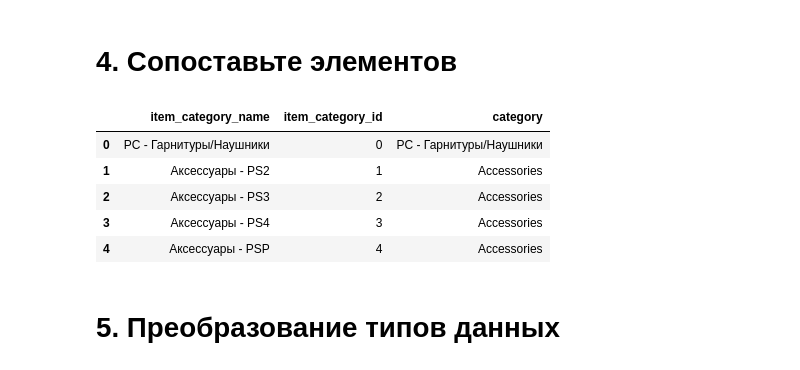
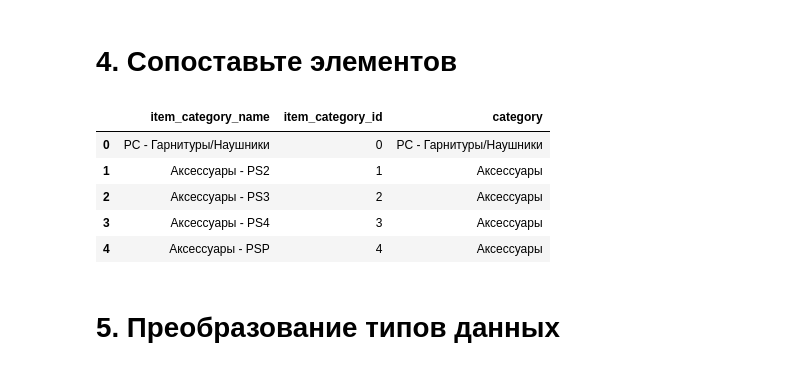
Before and after one commit to Ctranik007/MachineLearning, a Jupyter notebook: competition/Predict_Future_Sales.ipynb, the cells around one changed output. Cells and saved outputs as stored; diff of their text form; code cells hidden in the pictures.

```diff
--- a/competition/Predict_Future_Sales.ipynb
+++ b/competition/Predict_Future_Sales.ipynb
@@ -320,48 +326,48 @@ Text(0.5, 0, 'Цена')
 category_list = list(item_category.item_category_name)
 
 for i in range(1,8):
-    category_list[i] = 'Accessories'
+    category_list[i] = 'Аксессуары '
 
 for i in range(10,18):
-    category_list[i] = 'Consoles'
+    category_list[i] = 'Консоли'
 
 for i in range(18,25):
-    category_list[i] = 'Consoles Games'
+    category_list[i] = 'Игры для консолей'
 
 for i in range(26,28):
-    category_list[i] = 'Phone games'
+    category_list[i] = 'Мобильные игры'
 
 for i in range(28,32):
-    category_list[i] = 'CD games'
+    category_list[i] = 'CD игры'
 
 for i in range(32,37):
-    category_list[i] = 'Card'
+    category_list[i] = 'Карточки'
 
 for i in range(37,43):
-    category_list[i] = 'Movie'
+    category_list[i] = 'Кино'
 
 for i in range(43,55):
-    category_list[i] = 'Books'
+    category_list[i] = 'Книги'
 
 for i in range(55,61):
-    category_list[i] = 'Music'
+    category_list[i] = 'Музыка'
 
 for i in range(61,73):
-    category_list[i] = 'Gifts'
+    category_list[i] = 'Подарки'
 
 for ind in range(73,79):
-    category_list[i] = 'Soft'
+    category_list[i] = 'ПО'
 
 
 item_category['category'] = category_list
 item_category.head()
 # %% [output]
 |  | item_category_name | item_category_id | category |
 | 0 | PC - Гарнитуры/Наушники | 0 | PC - Гарнитуры/Наушники |
-| 1 | Аксессуары - PS2 | 1 | Accessories |
-| 2 | Аксессуары - PS3 | 2 | Accessories |
-| 3 | Аксессуары - PS4 | 3 | Accessories |
-| 4 | Аксессуары - PSP | 4 | Accessories |
+| 1 | Аксессуары - PS2 | 1 | Аксессуары |
+| 2 | Аксессуары - PS3 | 2 | Аксессуары |
+| 3 | Аксессуары - PS4 | 3 | Аксессуары |
+| 4 | Аксессуары - PSP | 4 | Аксессуары |
 # %% [markdown]
 # 5. Преобразование типов данных
 # %% [markdown]
```
Also changed, not shown: parts of 61 cells of this notebook, 9 other files.
